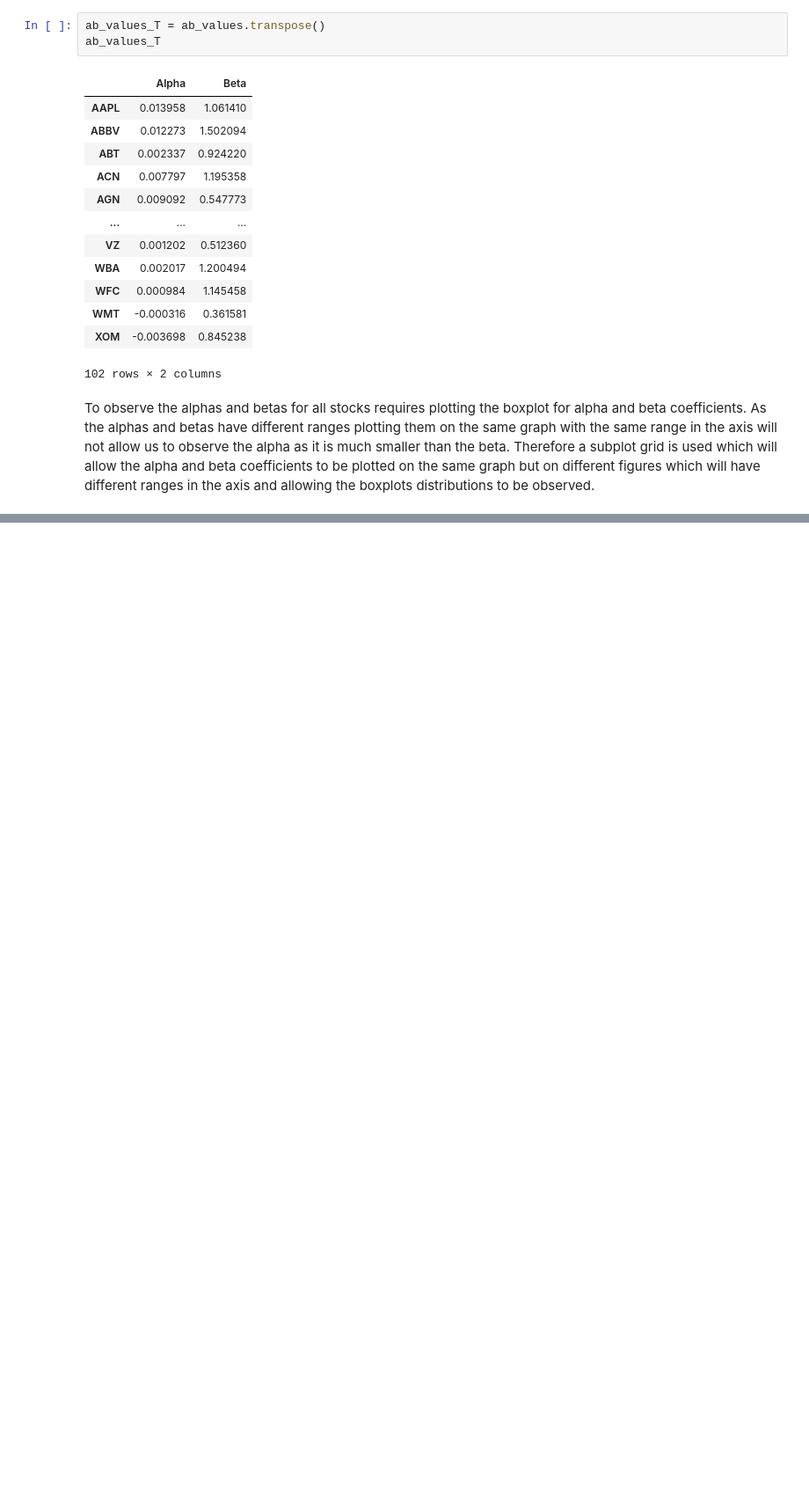
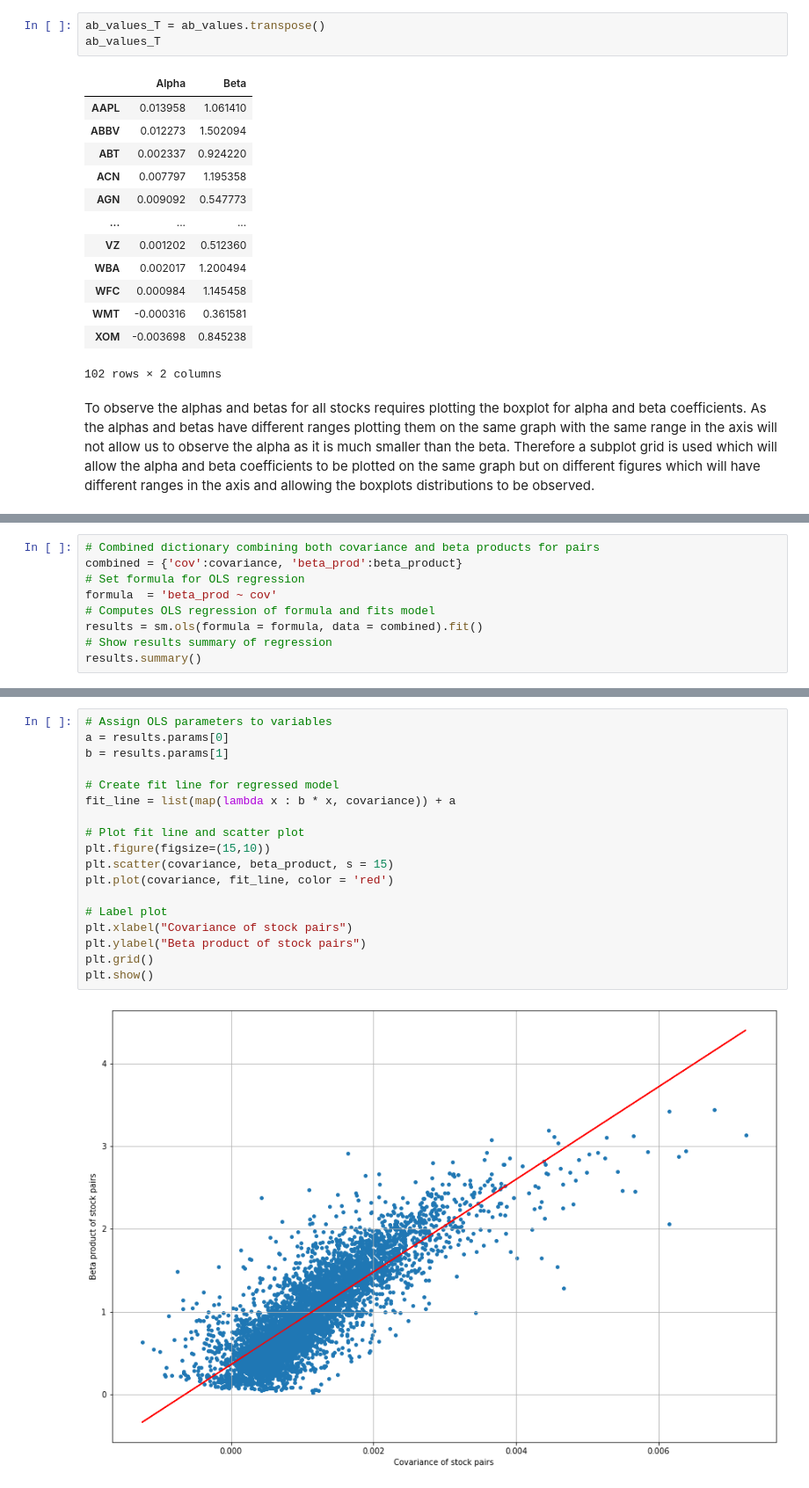
Before and after one commit to atanasi99/SingleIndexModelAB, a Jupyter notebook: SingleIndexModel.ipynb, the cells around one changed output, grey strips where cells are left out. Shown at 88% size. Saved outputs shown, nothing was run; the diff lists cells and outputs as text; blank space fills up the shorter version.

```diff
--- a/SingleIndexModel.ipynb
+++ b/SingleIndexModel.ipynb
@@ -185,0 +260,9 @@ plt.show()
+# %%
+# Combined dictionary combining both covariance and beta products for pairs
+combined = {'cov':covariance, 'beta_prod':beta_product}
+# Set formula for OLS regression
+formula  = 'beta_prod ~ cov'
+# Computes OLS regression of formula and fits model
+results = sm.ols(formula = formula, data = combined).fit()
+# Show results summary of regression
+results.summary()
@@ -185,0 +295,20 @@ plt.show()
+# %%
+# Assign OLS parameters to variables
+a = results.params[0]
+b = results.params[1]
+
+# Create fit line for regressed model
+fit_line = list(map(lambda x : b * x, covariance)) + a
+
+# Plot fit line and scatter plot
+plt.figure(figsize=(15,10))
+plt.scatter(covariance, beta_product, s = 15)
+plt.plot(covariance, fit_line, color = 'red')
+
+# Label plot
+plt.xlabel("Covariance of stock pairs")
+plt.ylabel("Beta product of stock pairs")
+plt.grid()
+plt.show()
+# %% [output]
+[figure, added]
```
Also changed, not shown: parts of 16 cells of this notebook.
